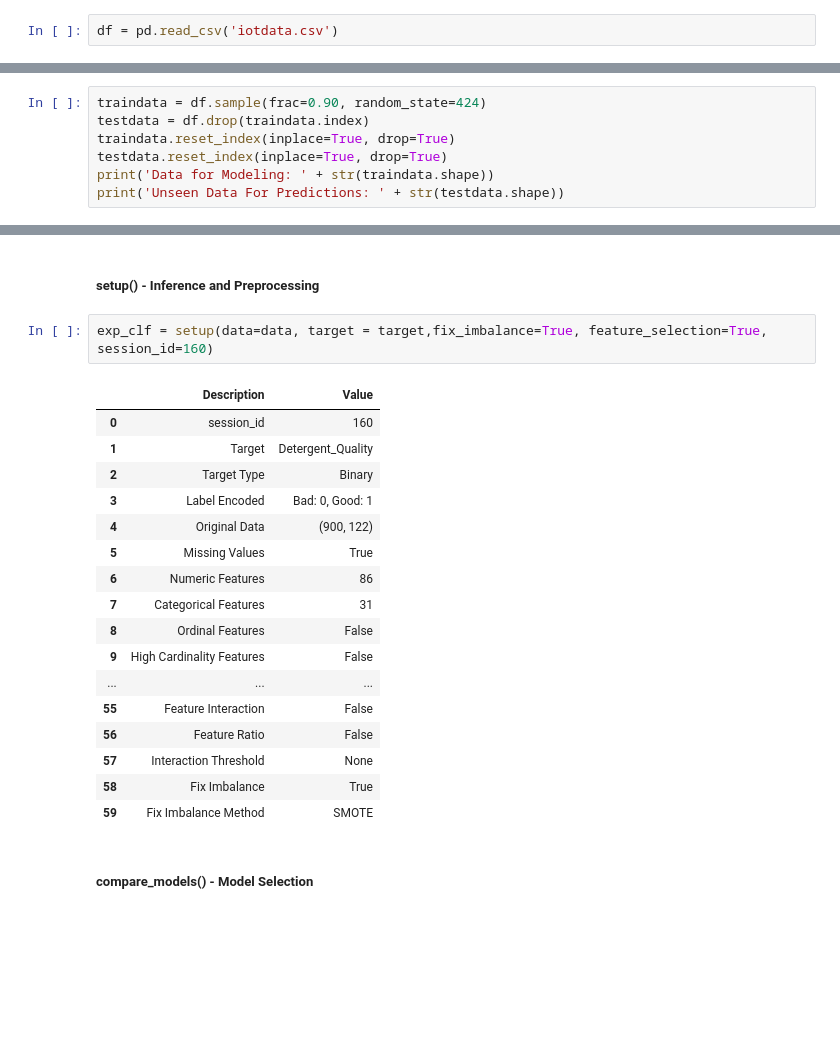
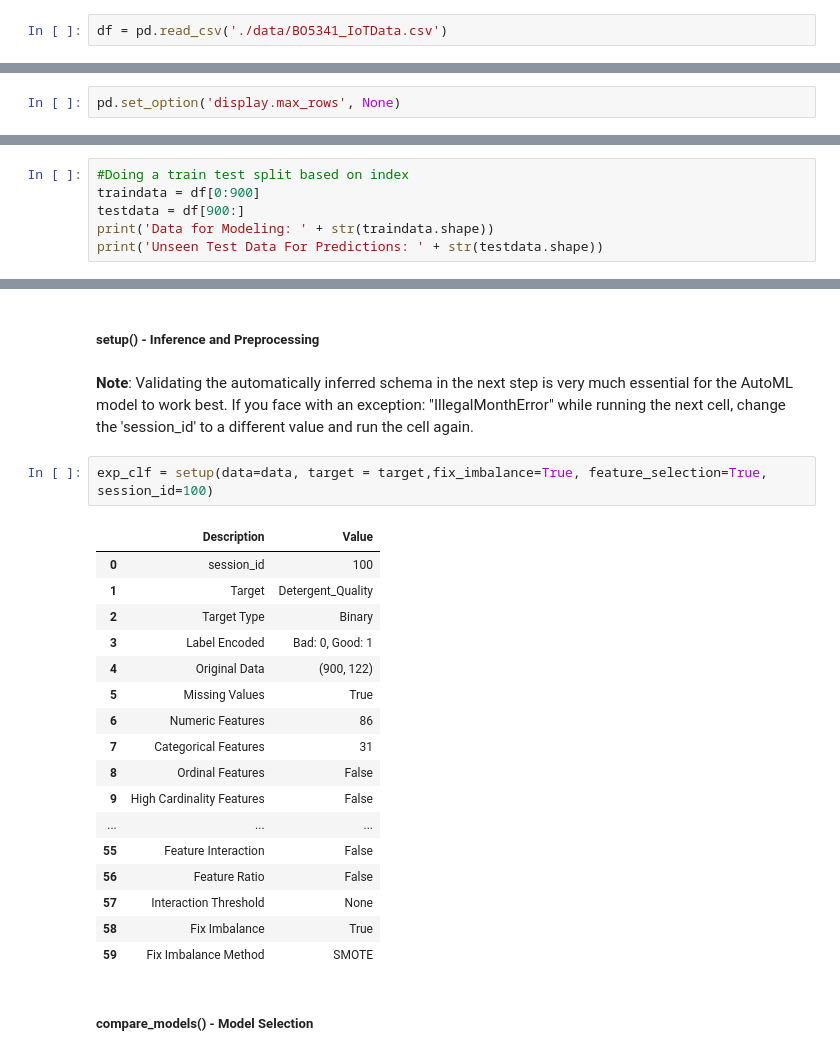
Before and after one commit to tejasv1846/automl-starter, a Jupyter notebook: automl-classification-pycaret.ipynb, the cells around one changed output, grey strips where cells are left out. Saved outputs shown, nothing was run; the diff lists cells and outputs as text; blank space fills up the shorter version.

```diff
--- a/automl-classification-pycaret.ipynb
+++ b/automl-classification-pycaret.ipynb
@@ -5,7 +5,7 @@
 # %%
 import pandas as pd
 # %%
-df = pd.read_csv('iotdata.csv')
+df = pd.read_csv('./data/BO5341_IoTData.csv')
 # %%
 df.shape
 # %% [output]
@@ -20,4 +20,6 @@ df.head()
 | 3 | 4 | KG | Product_0407 | 202857 | 392.747275 | 1234 | ... |
 | 4 | 5 | KG | Product_0407 | 81630 | 386.824660 | 1234 | ... |
 5 rows × 122 columns
+# %%
+pd.set_option('display.max_rows', None)
 # %%
@@ -31,11 +34,10 @@ Name: Detergent_Quality, dtype: object
 # %% [markdown]
 ##### Splitting the dataset into 90-10 train-test split
 # %%
-traindata = df.sample(frac=0.90, random_state=424)
-testdata = df.drop(traindata.index)
-traindata.reset_index(inplace=True, drop=True)
-testdata.reset_index(inplace=True, drop=True)
+#Doing a train test split based on index
+traindata = df[0:900]
+testdata = df[900:]
 print('Data for Modeling: ' + str(traindata.shape))
-print('Unseen Data For Predictions: ' + str(testdata.shape))
+print('Unseen Test Data For Predictions: ' + str(testdata.shape))
 # %% [output]
 Data for Modeling: (900, 122)
@@ -50,11 +52,14 @@ data = traindata
 ##### Pycaret AutoML pipeline involves five steps : setup(), compare_models(), tune_model(), finalize_model(), predict_model()
 # %% [markdown]
 ##### setup() - Inference and Preprocessing
+# %% [markdown]
+<strong>Note</strong>: Validating the automatically inferred schema in the next step is very much essential for the AutoML model to work best.
+If you face with an exception: "IllegalMonthError" while running the next cell, change the 'session_id' to a different value and run the cell again.
 # %%
-exp_clf = setup(data=data, target = target,fix_imbalance=True, feature_selection=True, session_id=160)
+exp_clf = setup(data=data, target = target,fix_imbalance=True, feature_selection=True, session_id=100)
 # %% [output]
 |  | Description | Value |
-| 0 | session_id | 160 |
+| 0 | session_id | 100 |
 | 1 | Target | Detergent_Quality |
 | 2 | Target Type | Binary |
 | 3 | Label Encoded | Bad: 0, Good: 1 |
```
Also changed, not shown: parts of 15 cells of this notebook.
